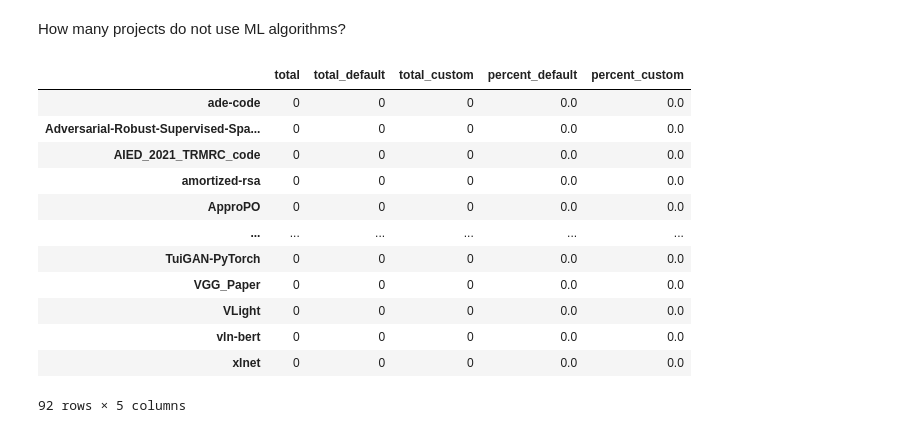
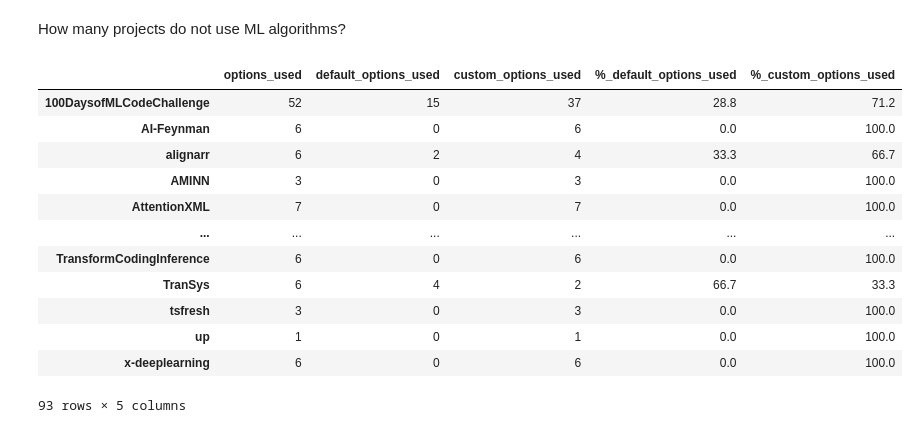
Before and after one commit to AI-4-SE/Exploring-Hyperparameter-Usage-And-Tuning-In-Machine-Learning-Research, a Jupyter notebook: src/projects.ipynb, the cells around one changed output. Cells and saved outputs as stored; diff of their text form; code cells hidden in the pictures.

```diff
--- a/src/projects.ipynb
+++ b/src/projects.ipynb
@@ -60,11 +63,11 @@ for project in glob.glob(ALL_SKLEARN_PROJECTS):
     project_total_custom.append(custom_counter)
 
     data = {
-        "total": {project_name: total_counter},
-        "total_default": {project_name: default_counter},
-        "total_custom": {project_name: custom_counter},
-        "percent_default": {project_name: percent_default},
-        "percent_custom": {project_name: percent_custom},
+        "options_used": {project_name: total_counter},
+        "default_options_used": {project_name: default_counter},
+        "custom_options_used": {project_name: custom_counter},
+        "%_default_options_used": {project_name: percent_default},
+        "%_custom_options_used": {project_name: percent_custom},
     }
 
     df = pd.DataFrame.from_dict(data)
@@ -99,20 +120,20 @@ fig.show()
 # %% [markdown]
 How many projects do not use ML algorithms?
 # %%
-df_without_ml_algorithms = result[result['total'] == 0]
-len(df_without_ml_algorithms)
-df_without_ml_algorithms
+df_with_ml_algorithms= result[result['options_used'] > 0]
+len(df_with_ml_algorithms)
+df_with_ml_algorithms
 # %% [output]
-|  | total | total_default | total_custom | percent_default | percent_custom |
-| ade-code | 0 | 0 | 0 | 0.0 | 0.0 |
-| Adversarial-Robust-Supervised-Spa... | 0 | 0 | 0 | 0.0 | 0.0 |
-| AIED_2021_TRMRC_code | 0 | 0 | 0 | 0.0 | 0.0 |
-| amortized-rsa | 0 | 0 | 0 | 0.0 | 0.0 |
-| ApproPO | 0 | 0 | 0 | 0.0 | 0.0 |
+|  | options_used | default_options_used | custom_options_used | %_default_options_used | %_custom_options_used |
+| 100DaysofMLCodeChallenge | 52 | 15 | 37 | 28.8 | 71.2 |
+| AI-Feynman | 6 | 0 | 6 | 0.0 | 100.0 |
+| alignarr | 6 | 2 | 4 | 33.3 | 66.7 |
+| AMINN | 3 | 0 | 3 | 0.0 | 100.0 |
+| AttentionXML | 7 | 0 | 7 | 0.0 | 100.0 |
 | ... | ... | ... | ... | ... | ... |
-| TuiGAN-PyTorch | 0 | 0 | 0 | 0.0 | 0.0 |
-| VGG_Paper | 0 | 0 | 0 | 0.0 | 0.0 |
-| VLight | 0 | 0 | 0 | 0.0 | 0.0 |
-| vln-bert | 0 | 0 | 0 | 0.0 | 0.0 |
-| xlnet | 0 | 0 | 0 | 0.0 | 0.0 |
+| TransformCodingInference | 6 | 0 | 6 | 0.0 | 100.0 |
+| TranSys | 6 | 4 | 2 | 66.7 | 33.3 |
+| tsfresh | 3 | 0 | 3 | 0.0 | 100.0 |
+| up | 1 | 0 | 1 | 0.0 | 100.0 |
+| x-deeplearning | 6 | 0 | 6 | 0.0 | 100.0 |
-92 rows × 5 columns
+93 rows × 5 columns
```
Also changed, not shown: parts of 7 cells of this notebook, 7 other files.
